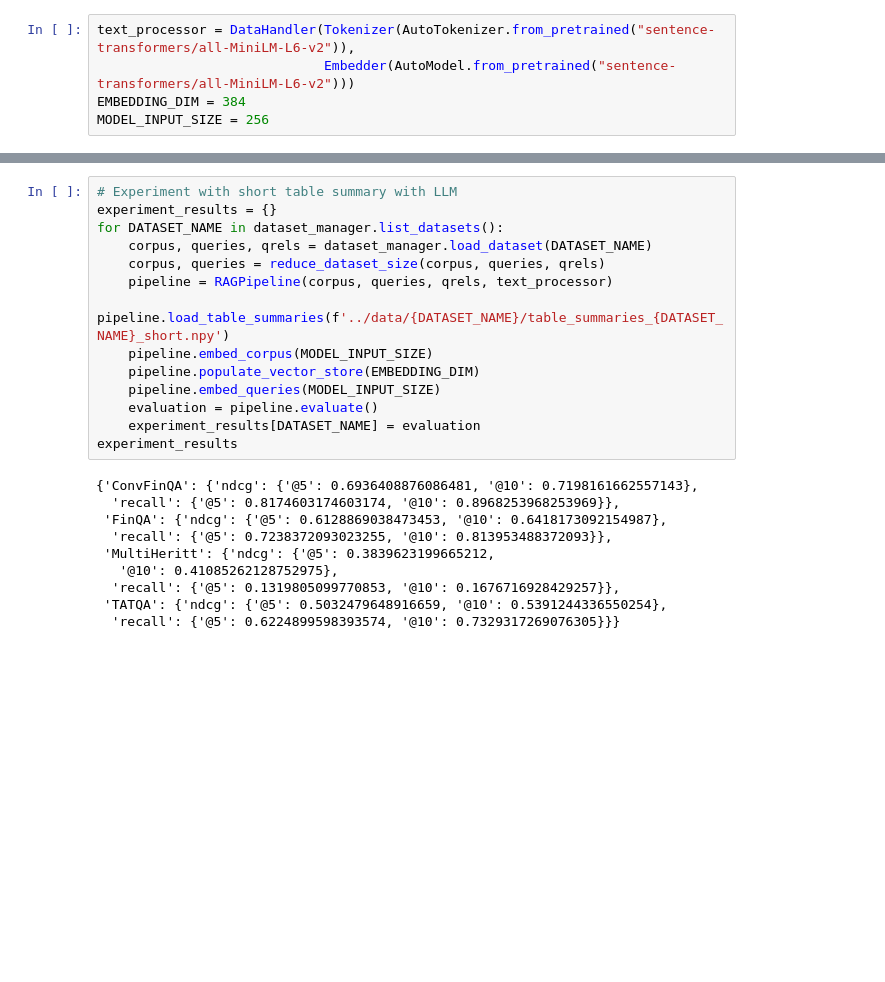
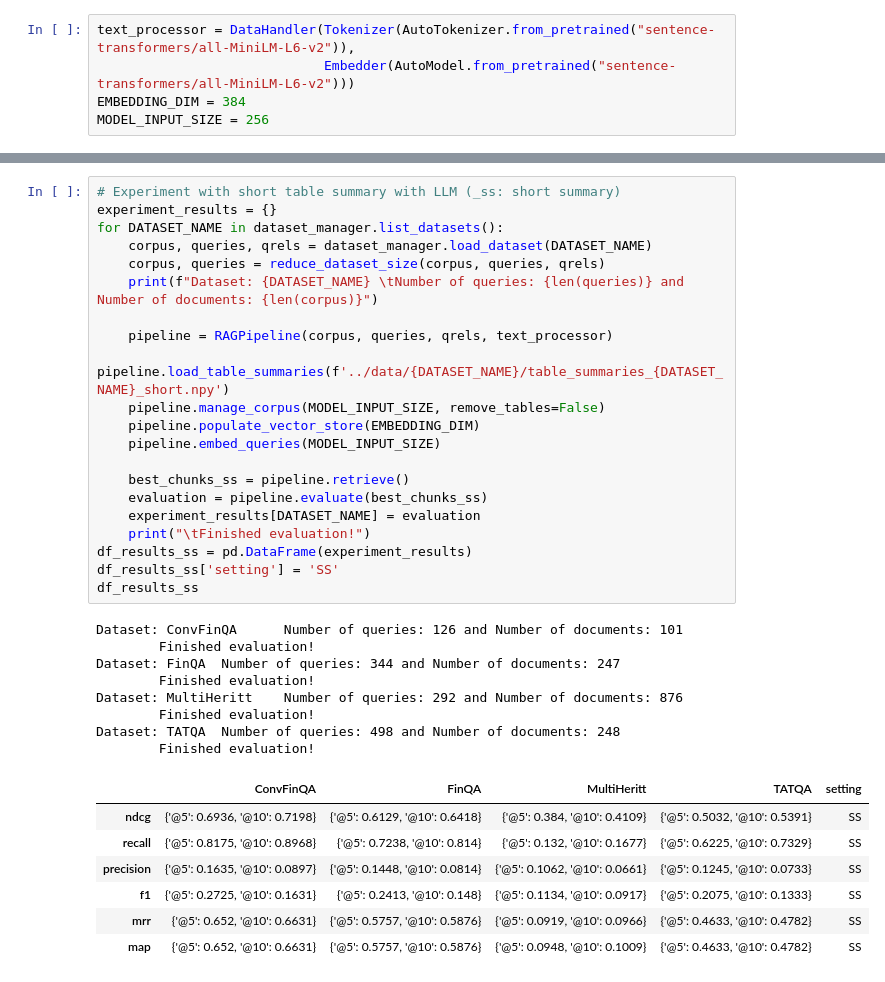
Before and after one commit to alessiocnt/FinanceRag, a Jupyter notebook: src/main.ipynb, the cells around one changed output, grey strips where cells are left out. Saved outputs shown, nothing was run; the diff lists cells and outputs as text; blank space fills up the shorter version.

```diff
--- a/src/main.ipynb
+++ b/src/main.ipynb
@@ -55,24 +149,37 @@ experiment_results
 # %%
-# Experiment with short table summary with LLM
+# Experiment with short table summary with LLM (_ss: short summary)
 experiment_results = {}
 for DATASET_NAME in dataset_manager.list_datasets():
     corpus, queries, qrels = dataset_manager.load_dataset(DATASET_NAME)
     corpus, queries = reduce_dataset_size(corpus, queries, qrels)
+    print(f"Dataset: {DATASET_NAME} \tNumber of queries: {len(queries)} and Number of documents: {len(corpus)}")
+
     pipeline = RAGPipeline(corpus, queries, qrels, text_processor)
     pipeline.load_table_summaries(f'../data/{DATASET_NAME}/table_summaries_{DATASET_NAME}_short.npy')
-    pipeline.embed_corpus(MODEL_INPUT_SIZE)
+    pipeline.manage_corpus(MODEL_INPUT_SIZE, remove_tables=False)
     pipeline.populate_vector_store(EMBEDDING_DIM)
     pipeline.embed_queries(MODEL_INPUT_SIZE)
-    evaluation = pipeline.evaluate()
+
+    best_chunks_ss = pipeline.retrieve()
+    evaluation = pipeline.evaluate(best_chunks_ss)
     experiment_results[DATASET_NAME] = evaluation
-experiment_results
+    print("\tFinished evaluation!")
+df_results_ss = pd.DataFrame(experiment_results)
+df_results_ss['setting'] = 'SS'
+df_results_ss
 # %% [output]
-{'ConvFinQA': {'ndcg': {'@5': 0.6936408876086481, '@10': 0.7198161662557143},
-  'recall': {'@5': 0.8174603174603174, '@10': 0.8968253968253969}},
- 'FinQA': {'ndcg': {'@5': 0.6128869038473453, '@10': 0.6418173092154987},
-  'recall': {'@5': 0.7238372093023255, '@10': 0.813953488372093}},
- 'MultiHeritt': {'ndcg': {'@5': 0.3839623199665212,
-   '@10': 0.41085262128752975},
-  'recall': {'@5': 0.1319805099770853, '@10': 0.1676716928429257}},
- 'TATQA': {'ndcg': {'@5': 0.5032479648916659, '@10': 0.5391244336550254},
-  'recall': {'@5': 0.6224899598393574, '@10': 0.7329317269076305}}}
+Dataset: ConvFinQA      Number of queries: 126 and Number of documents: 101
+        Finished evaluation!
+Dataset: FinQA  Number of queries: 344 and Number of documents: 247
+        Finished evaluation!
+Dataset: MultiHeritt    Number of queries: 292 and Number of documents: 876
+        Finished evaluation!
+Dataset: TATQA  Number of queries: 498 and Number of documents: 248
+        Finished evaluation!
+|  | ConvFinQA | FinQA | MultiHeritt | TATQA | setting |
+| ndcg | {'@5': 0.6936, '@10': 0.7198} | {'@5': 0.6129, '@10': 0.6418} | {'@5': 0.384, '@10': 0.4109} | {'@5': 0.5032, '@10': 0.5391} | SS |
+| recall | {'@5': 0.8175, '@10': 0.8968} | {'@5': 0.7238, '@10': 0.814} | {'@5': 0.132, '@10': 0.1677} | {'@5': 0.6225, '@10': 0.7329} | SS |
+| precision | {'@5': 0.1635, '@10': 0.0897} | {'@5': 0.1448, '@10': 0.0814} | {'@5': 0.1062, '@10': 0.0661} | {'@5': 0.1245, '@10': 0.0733} | SS |
+| f1 | {'@5': 0.2725, '@10': 0.1631} | {'@5': 0.2413, '@10': 0.148} | {'@5': 0.1134, '@10': 0.0917} | {'@5': 0.2075, '@10': 0.1333} | SS |
+| mrr | {'@5': 0.652, '@10': 0.6631} | {'@5': 0.5757, '@10': 0.5876} | {'@5': 0.0919, '@10': 0.0966} | {'@5': 0.4633, '@10': 0.4782} | SS |
+| map | {'@5': 0.652, '@10': 0.6631} | {'@5': 0.5757, '@10': 0.5876} | {'@5': 0.0948, '@10': 0.1009} | {'@5': 0.4633, '@10': 0.4782} | SS |
```
Also changed, not shown: parts of 10 cells of this notebook, 2 other files.
